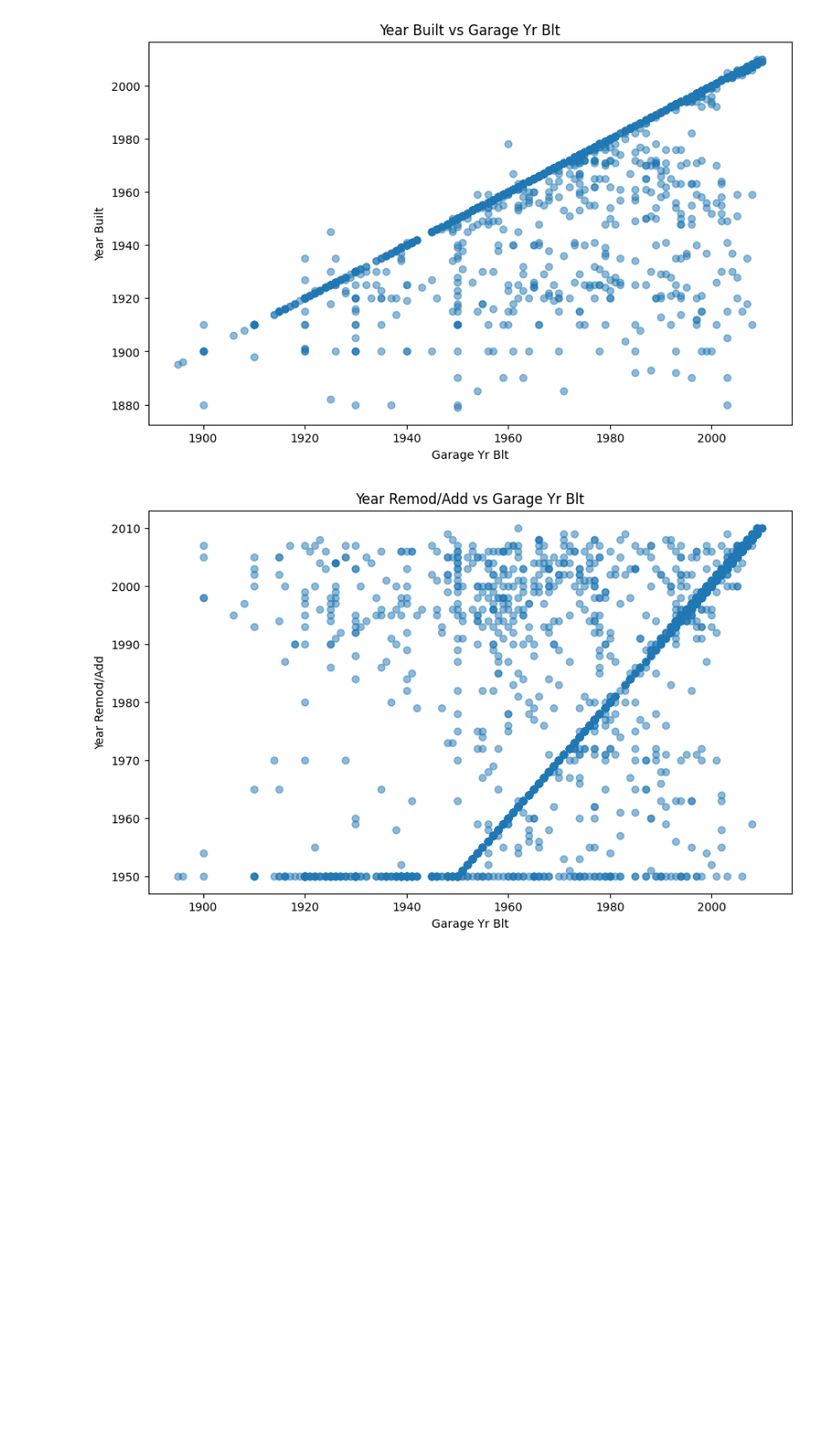
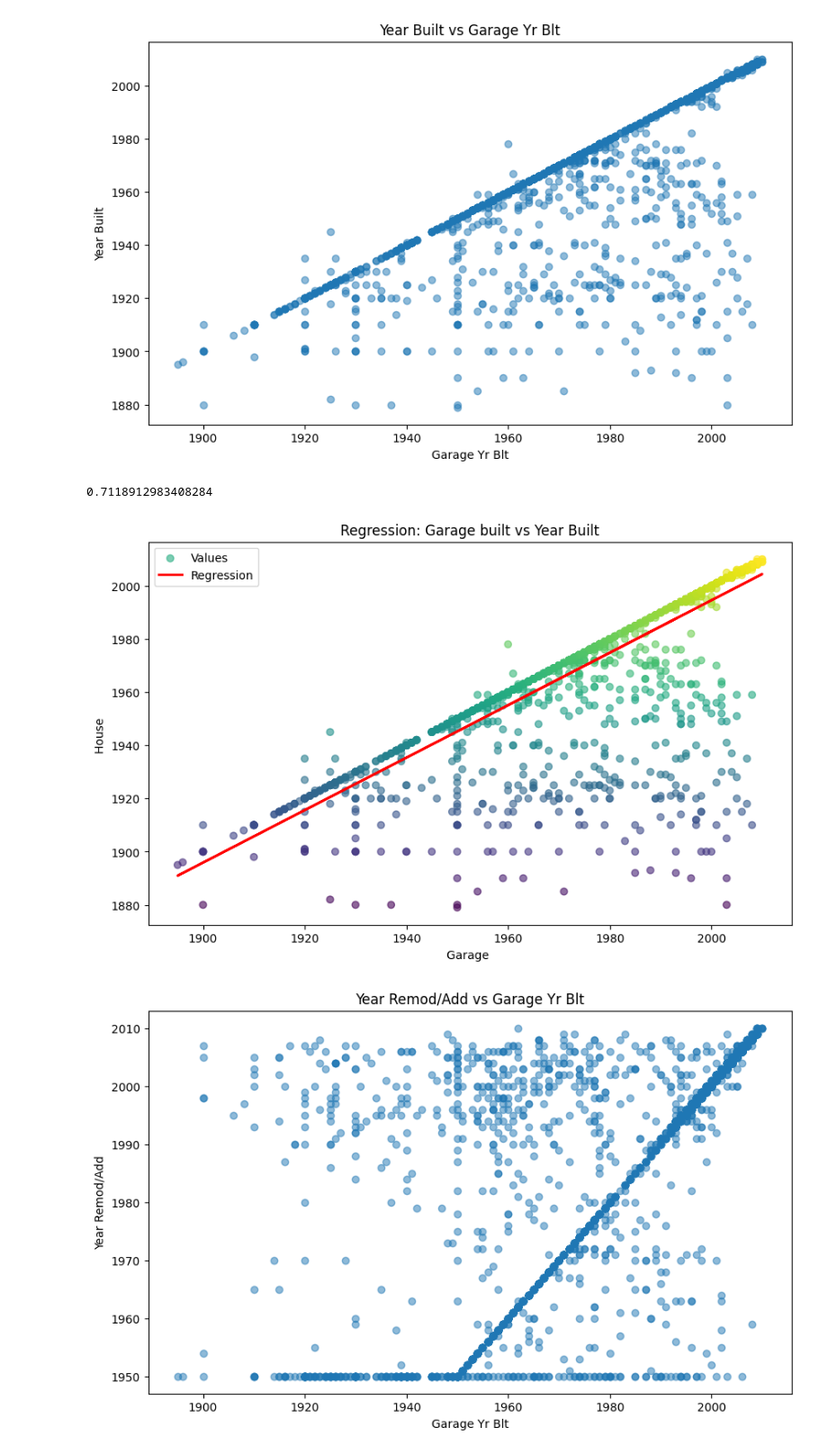
Before and after one commit to chiracarla/lab1, a Jupyter notebook: lab1.ipynb, the cells around one changed output. Shown at 90% size. Cells and saved outputs as stored; diff of their text form; code cells hidden in the pictures; blank space fills up the shorter version.

Commit message:
regression

```diff
--- a/lab1.ipynb
+++ b/lab1.ipynb
@@ -341,6 +341,28 @@ plt.ylabel("Year Built")
 plt.show()
 # %% [output]
 [figure]
+# %%
+from sklearn.linear_model import LinearRegression
+X = current[['Garage Yr Blt']]
+y = current['Year Built']
+reg = LinearRegression().fit(X, y)
+reg.score(X, y)
+# %% [output]
+0.7118912983408284
+# %%
+plt.figure(figsize=(10,6))
+
+plt.scatter(X, y, c=y, alpha=0.6, label="Values")
+
+plt.plot(X, reg.predict(X), color='red', linewidth=2, label="Regression")
+
+plt.title("Regression: Garage built vs Year Built")
+plt.xlabel("Garage ")
+plt.ylabel("House ")
+plt.legend()
+plt.show()
+# %% [output]
+[figure, added]
 # %%
 plt.figure(figsize=(10,6))
 plt.scatter(current['Garage Yr Blt'], current['Year Remod/Add'], alpha=0.5)
```
